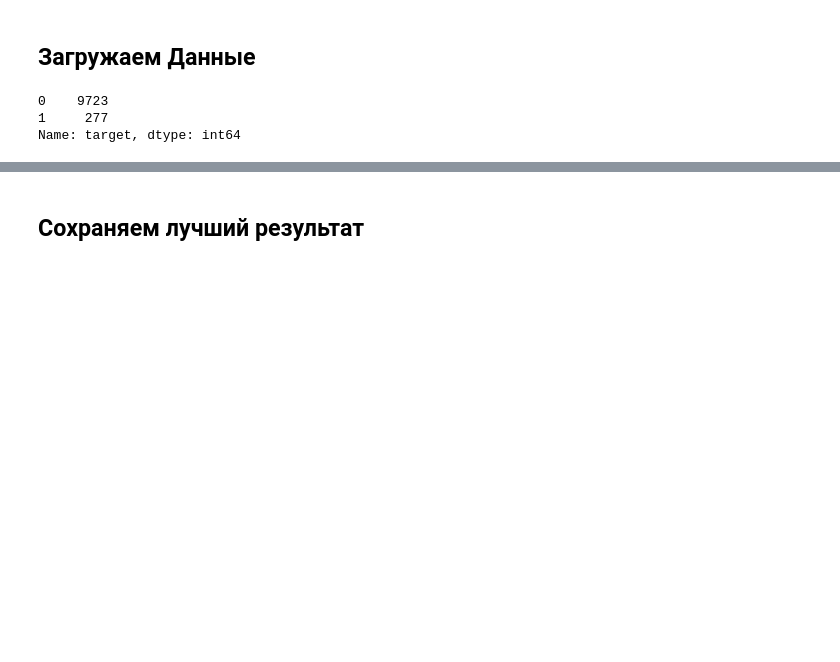
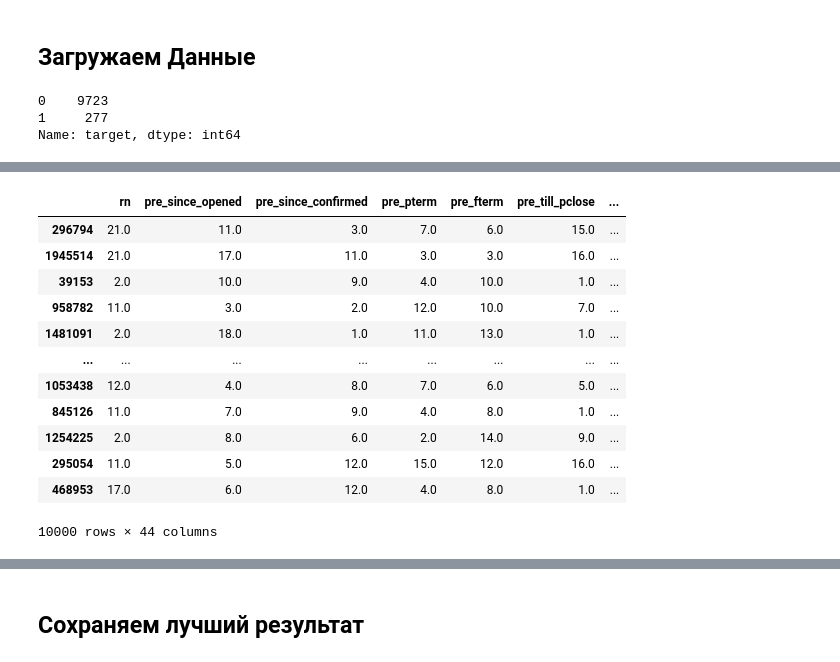
Before and after one commit to RomanK-ML/pet-projects, a Jupyter notebook: Кредитный скоринг на данных кредитных историй/Credit_scoring_Alpha.ipynb, the cells around one changed output, grey strips where cells are left out. Saved outputs shown, nothing was run; the diff lists cells and outputs as text; code cells hidden in the pictures; blank space fills up the shorter version.

```diff
--- a/Кредитный скоринг на данных кредитных историй/Credit_scoring_Alpha.ipynb
+++ b/Кредитный скоринг на данных кредитных историй/Credit_scoring_Alpha.ipynb
@@ -484,0 +516,16 @@ Name: target, dtype: int64
+# %%
+data2
+# %% [output]
+|  | rn | pre_since_opened | pre_since_confirmed | pre_pterm | pre_fterm | pre_till_pclose | ... |
+| 296794 | 21.0 | 11.0 | 3.0 | 7.0 | 6.0 | 15.0 | ... |
+| 1945514 | 21.0 | 17.0 | 11.0 | 3.0 | 3.0 | 16.0 | ... |
+| 39153 | 2.0 | 10.0 | 9.0 | 4.0 | 10.0 | 1.0 | ... |
+| 958782 | 11.0 | 3.0 | 2.0 | 12.0 | 10.0 | 7.0 | ... |
+| 1481091 | 2.0 | 18.0 | 1.0 | 11.0 | 13.0 | 1.0 | ... |
+| ... | ... | ... | ... | ... | ... | ... | ... |
+| 1053438 | 12.0 | 4.0 | 8.0 | 7.0 | 6.0 | 5.0 | ... |
+| 845126 | 11.0 | 7.0 | 9.0 | 4.0 | 8.0 | 1.0 | ... |
+| 1254225 | 2.0 | 8.0 | 6.0 | 2.0 | 14.0 | 9.0 | ... |
+| 295054 | 11.0 | 5.0 | 12.0 | 15.0 | 12.0 | 16.0 | ... |
+| 468953 | 17.0 | 6.0 | 12.0 | 4.0 | 8.0 | 1.0 | ... |
+10000 rows × 44 columns
```
Also changed, not shown: parts of 12 cells of this notebook, 2 other files.
